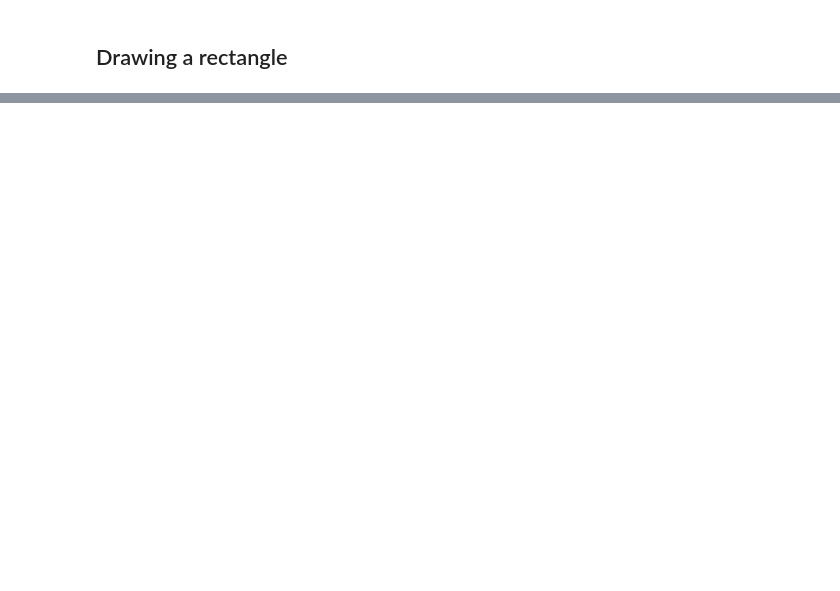
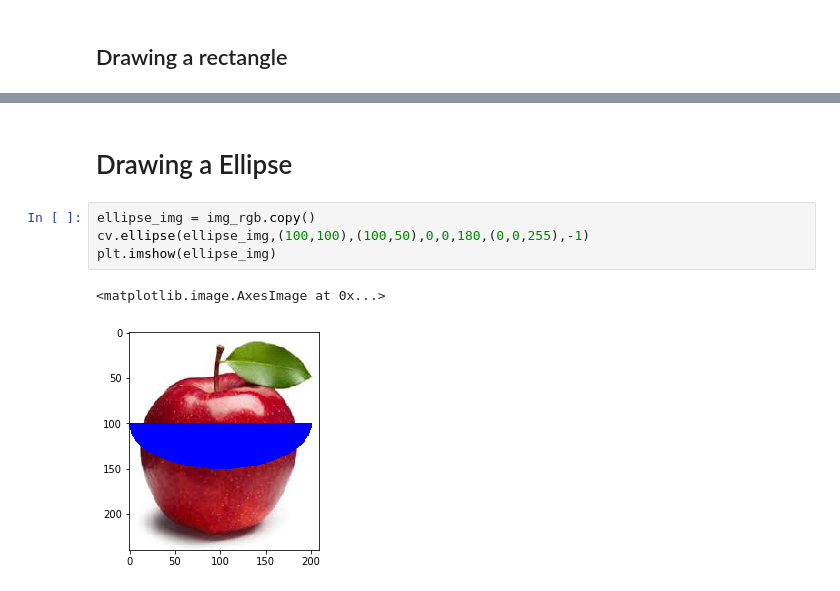
Before and after one commit to felzek/OpenCV-Courses, a Jupyter notebook: 1.Reading and Manipulating Images/OpenCV - Reading Images.ipynb, the cells around one changed output, grey strips where cells are left out. Cells and saved outputs as stored; diff of their text form; blank space fills up the shorter version.

```diff
--- a/1.Reading and Manipulating Images/OpenCV - Reading Images.ipynb
+++ b/1.Reading and Manipulating Images/OpenCV - Reading Images.ipynb
@@ -94,0 +120,9 @@ plt.imshow(img_rgb)
+# %% [markdown]
+# Drawing a Ellipse
+# %%
+ellipse_img = img_rgb.copy()
+cv.ellipse(ellipse_img,(100,100),(100,50),0,0,180,(0,0,255),-1)
+plt.imshow(ellipse_img)
+# %% [output]
+<matplotlib.image.AxesImage at 0x...>
+[figure, added]
```
Also changed, not shown: parts of 12 cells of this notebook.
